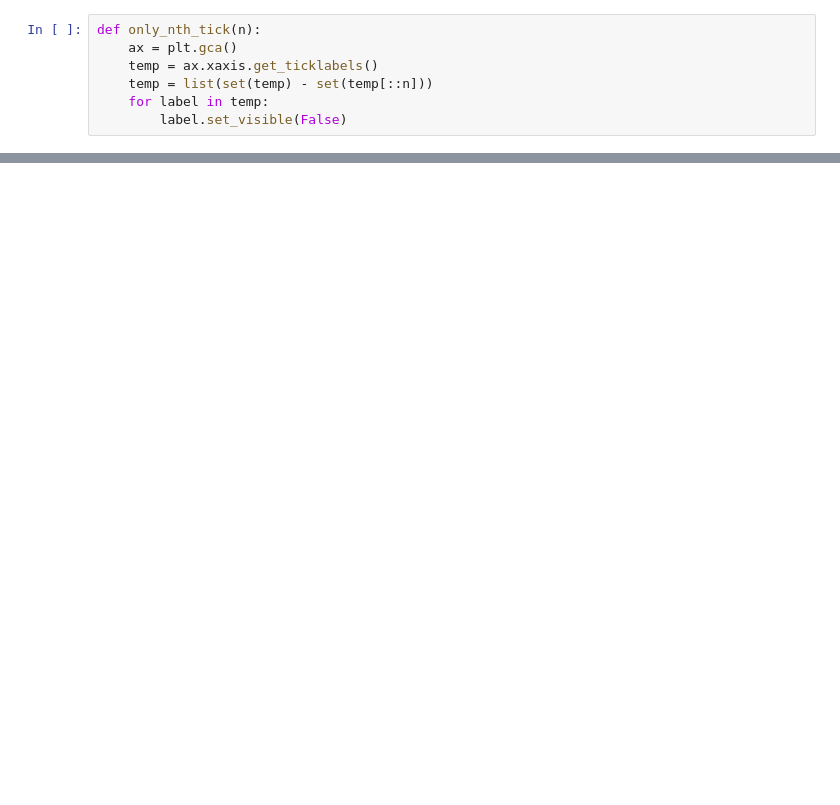
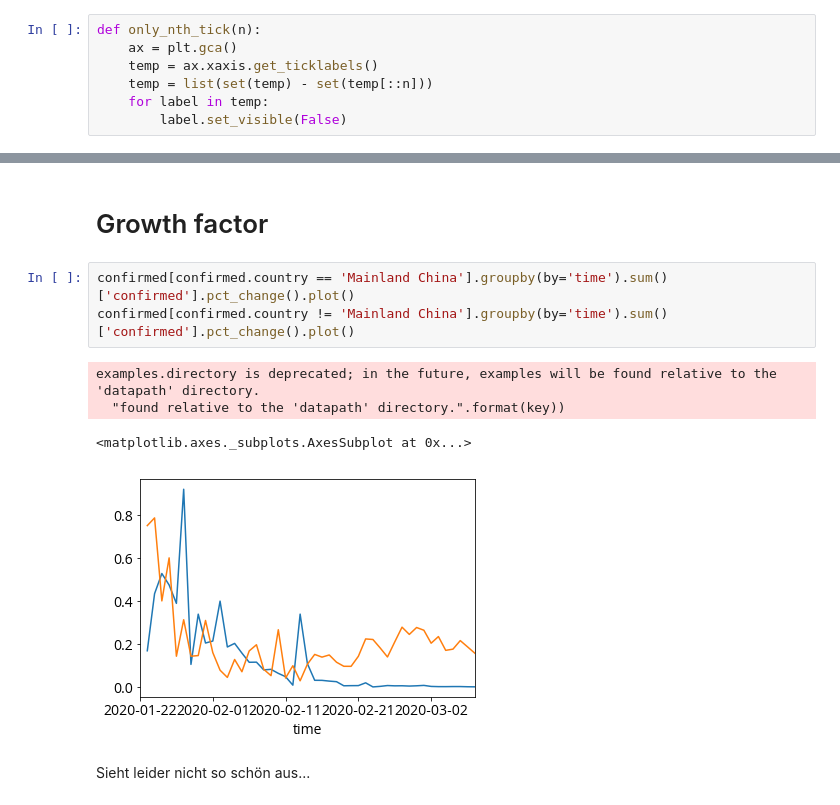
Before and after one commit to CannonCloud/coronavirus, a Jupyter notebook: python/corona_analysis.ipynb, the cells around one changed output, grey strips where cells are left out. Saved outputs shown, nothing was run; the diff lists cells and outputs as text; blank space fills up the shorter version.

```diff
--- a/python/corona_analysis.ipynb
+++ b/python/corona_analysis.ipynb
@@ -177,0 +170,12 @@ grouped = grouped.drop(columns=['Lat','Long'])
+# %% [markdown]
+# Growth factor
+# %%
+confirmed[confirmed.country == 'Mainland China'].groupby(by='time').sum()['confirmed'].pct_change().plot()
+confirmed[confirmed.country != 'Mainland China'].groupby(by='time').sum()['confirmed'].pct_change().plot()
+# %% [output]
+examples.directory is deprecated; in the future, examples will be found relative to the 'datapath' directory.
+  "found relative to the 'datapath' directory.".format(key))
+<matplotlib.axes._subplots.AxesSubplot at 0x...>
+[figure, added]
+# %% [markdown]
+Sieht leider nicht so schön aus...
```
Also changed, not shown: parts of 30 cells of this notebook.
